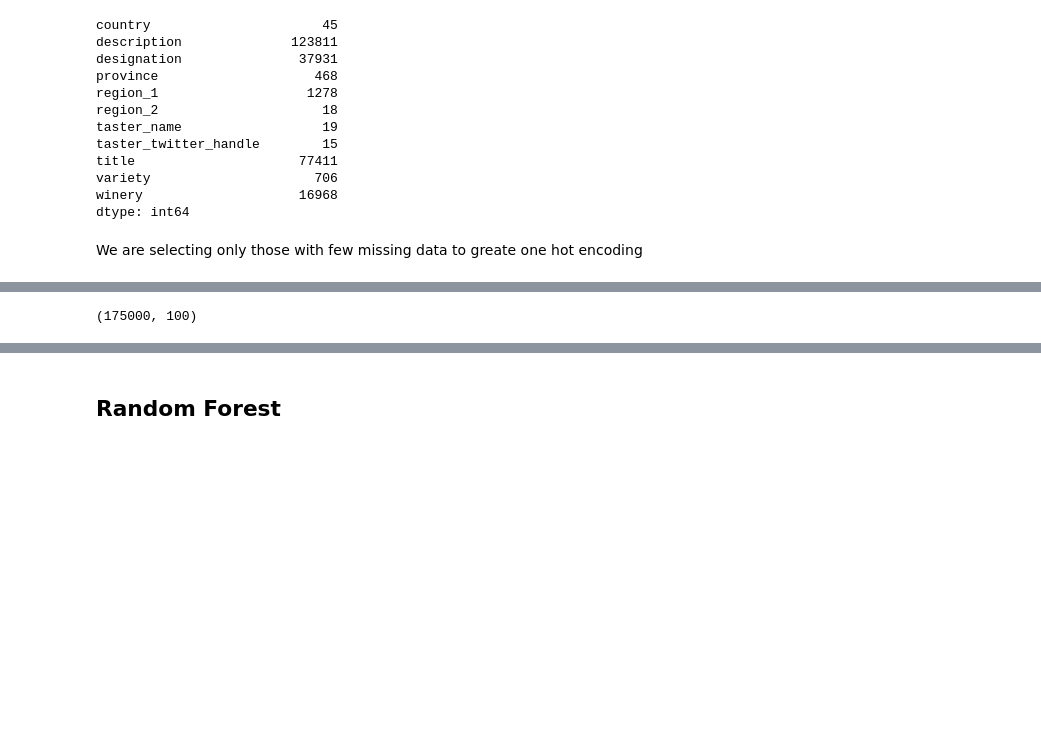
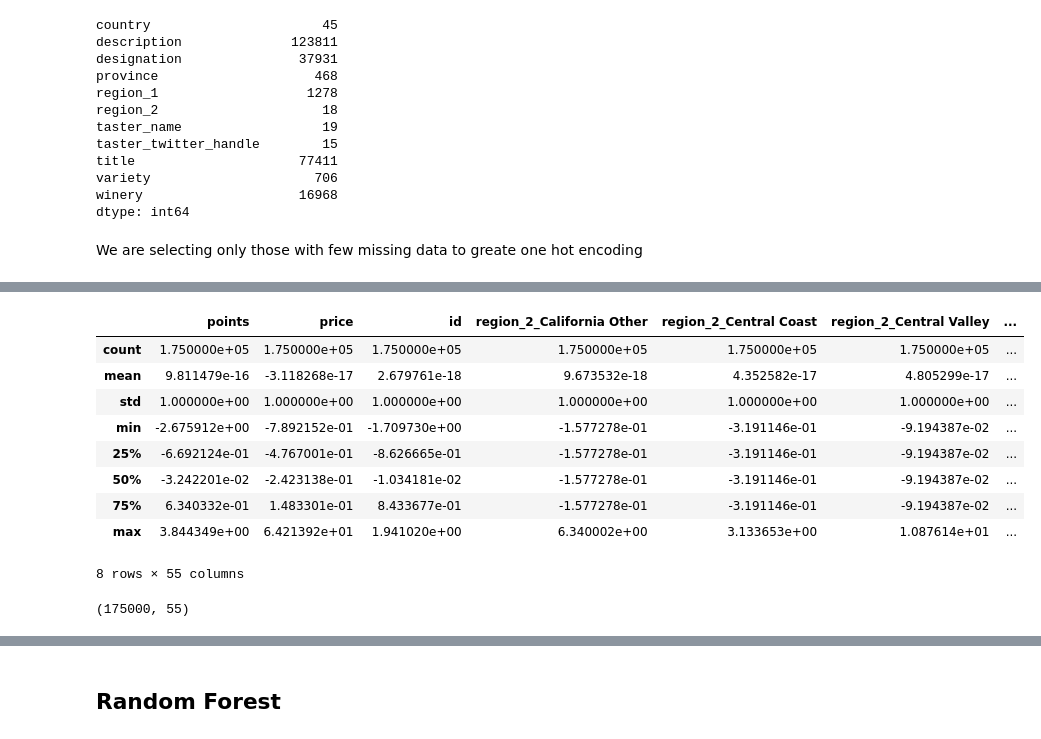
Before and after one commit to KANUBALAD/Group_One, a Jupyter notebook: Group 1.ipynb, the cells around one changed output, grey strips where cells are left out. Drawn from its saved outputs; the diff is of its cells as text; code cells hidden in the pictures; blank space fills up the shorter version.

```diff
--- a/Group 1.ipynb
+++ b/Group 1.ipynb
@@ -486,3 +552,16 @@ numerical_train_selected.describe()
+# %%
+train_select.describe()
+# %% [output]
+|  | points | price | id | region_2_California Other | region_2_Central Coast | region_2_Central Valley | ... |
+| count | 1.750000e+05 | 1.750000e+05 | 1.750000e+05 | 1.750000e+05 | 1.750000e+05 | 1.750000e+05 | ... |
+| mean | 9.811479e-16 | -3.118268e-17 | 2.679761e-18 | 9.673532e-18 | 4.352582e-17 | 4.805299e-17 | ... |
+| std | 1.000000e+00 | 1.000000e+00 | 1.000000e+00 | 1.000000e+00 | 1.000000e+00 | 1.000000e+00 | ... |
+| min | -2.675912e+00 | -7.892152e-01 | -1.709730e+00 | -1.577278e-01 | -3.191146e-01 | -9.194387e-02 | ... |
+| 25% | -6.692124e-01 | -4.767001e-01 | -8.626665e-01 | -1.577278e-01 | -3.191146e-01 | -9.194387e-02 | ... |
+| 50% | -3.242201e-02 | -2.423138e-01 | -1.034181e-02 | -1.577278e-01 | -3.191146e-01 | -9.194387e-02 | ... |
+| 75% | 6.340332e-01 | 1.483301e-01 | 8.433677e-01 | -1.577278e-01 | -3.191146e-01 | -9.194387e-02 | ... |
+| max | 3.844349e+00 | 6.421392e+01 | 1.941020e+00 | 6.340002e+00 | 3.133653e+00 | 1.087614e+01 | ... |
+8 rows × 55 columns
 # %%
 # from sklearn.preprocessing import MinMaxScaler
 # numerical_train_selected_min = MinMaxScaler().fit_transform(numerical_train_selected)
@@ -493,7 +572,7 @@ numerical_train_selected.describe()
 # numerical_train_selected.points=processed_data.gre/800
 # processed_data.gpa=processed_data.gpa/4.0
 # %%
-numerical_train_selected.shape
+train_select.shape
 # %% [output]
-(175000, 100)
+(175000, 55)
 # %%
```
Also changed, not shown: parts of 43 cells of this notebook, 8 other files.
